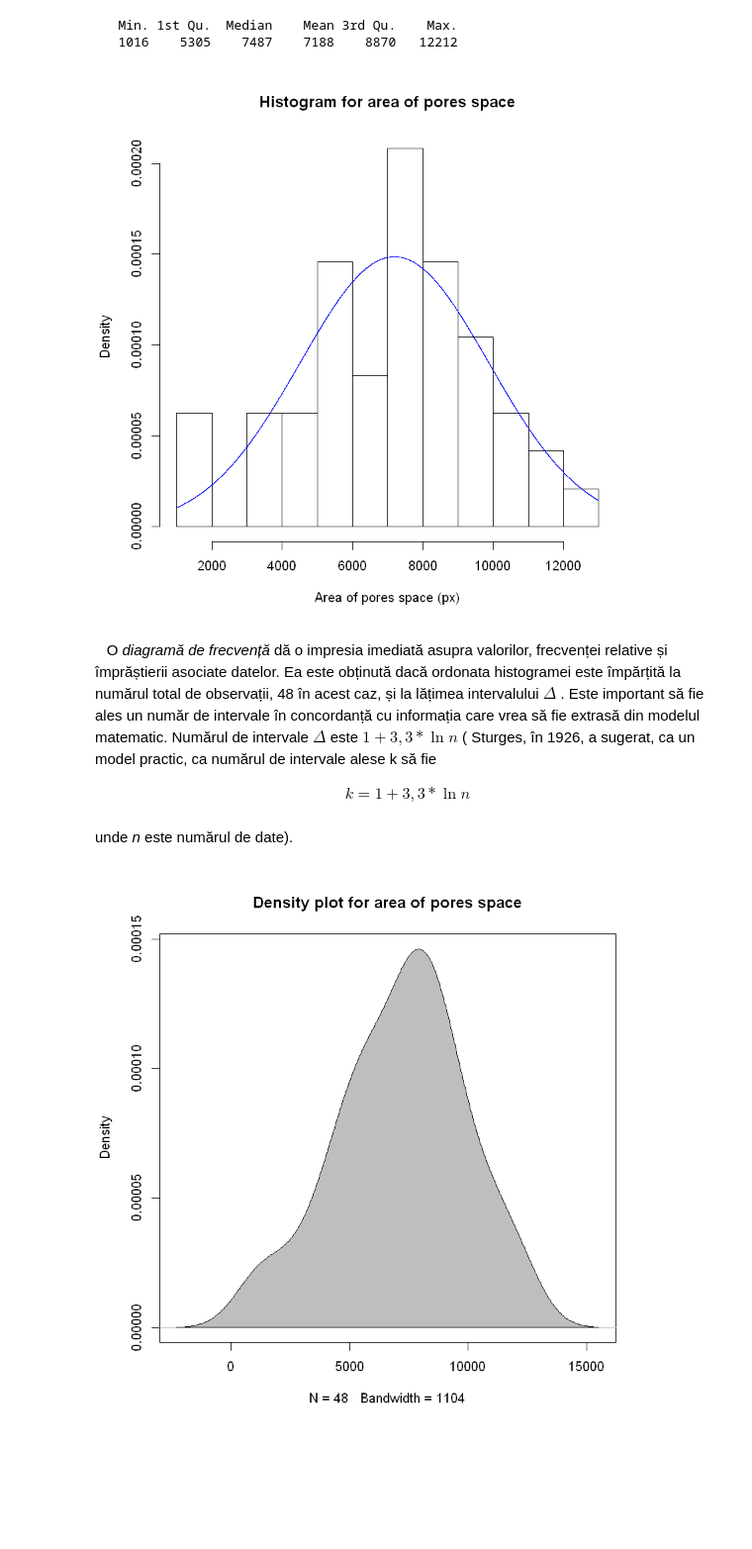
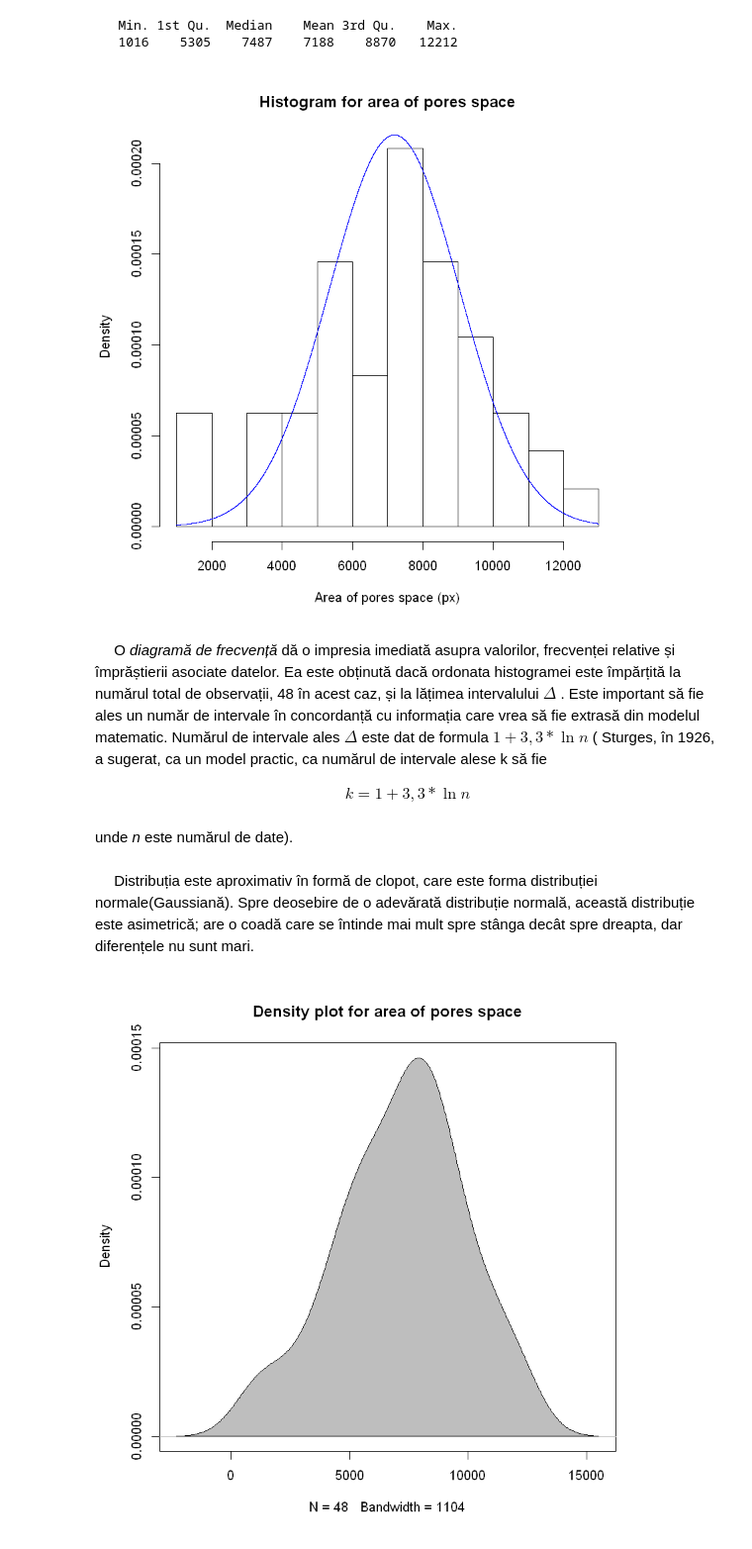
Before and after one commit to crstern/Statistics, a Jupyter notebook: Proiect.ipynb, the cells around one changed output. Shown: that part at 99% size. Cells and saved outputs as stored; diff of their text form; code cells hidden in the pictures; blank space fills up the shorter version.

```diff
--- a/Proiect.ipynb
+++ b/Proiect.ipynb
@@ -32,20 +32,22 @@ summary(area)
 # %%
 h1 <- hist(area,
      main="Histogram for area of pores space",
      xlab="Area of pores space (px)",
-     freq=FALSE,
+     freq = F,
      breaks=13)
-lines(seq(min(area), 13000, by=1), dnorm(seq(min(area), 13000, by=1),
-      mean(area), sd(area)), col="blue")
+t <- seq(1000, 13000, 0.1)
+lines(t, dnorm(t, mean(area), 1850), col="blue")
 # %% [output]
-[figure, old version]
+[figure, new version]
 # %% [markdown]
-&ensp; O _diagramă de frecvență_ dă o impresia imediată asupra valorilor, frecvenței relative și împrăștierii asociate datelor.
+&emsp; O _diagramă de frecvență_ dă o impresia imediată asupra valorilor, frecvenței relative și împrăștierii asociate datelor.
 Ea este obținută dacă ordonata histogramei este împărțită la numărul total de observații, 48 în acest caz,
 și la lățimea intervalului $ \Delta $ . Este important să fie ales un număr de intervale în concordanță cu informația care
 vrea să fie extrasă  din modelul matematic.
-Numărul de intervale $ \Delta $ este $ 1 + 3,3*\ln n  $ ( Sturges, în 1926, a sugerat, ca un model practic,
+Numărul de intervale ales $ \Delta $ este dat de formula $ 1 + 3,3*\ln n  $ ( Sturges, în 1926, a sugerat, ca un model practic,
 ca numărul de intervale alese k să fie <br> <center> $ k = 1 + 3,3 * \ln n $ </center> <br> unde _n_ este numărul de date).
+# %% [markdown]
+&emsp; Distribuția este aproximativ în formă de clopot, care este forma distribuției normale(Gaussiană). Spre deosebire de o adevărată distribuție normală, această distribuție este asimetrică; are o coadă care se întinde mai mult spre stânga decât spre dreapta, dar diferențele nu sunt mari.
 # %%
 plot(density(area), main = "Density plot for area of pores space")
 polygon(density(area), col="gray")
```
Also changed, not shown: parts of 76 cells of this notebook.
